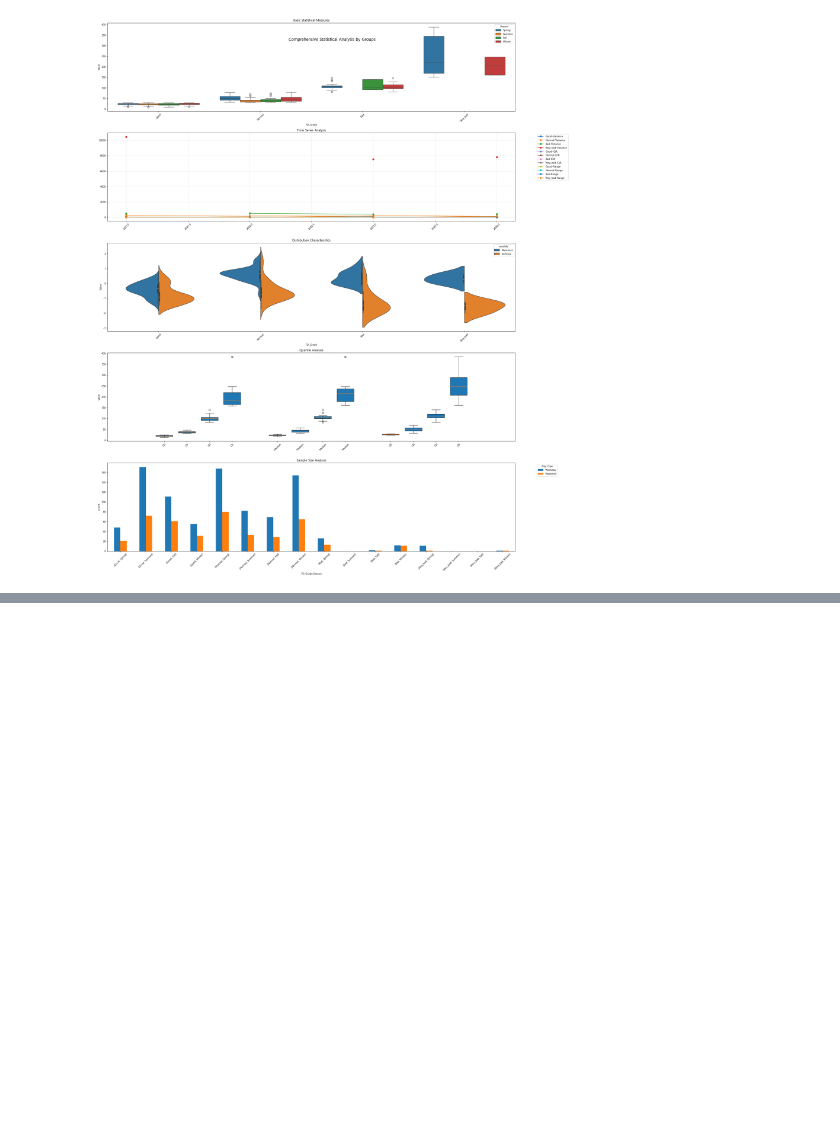
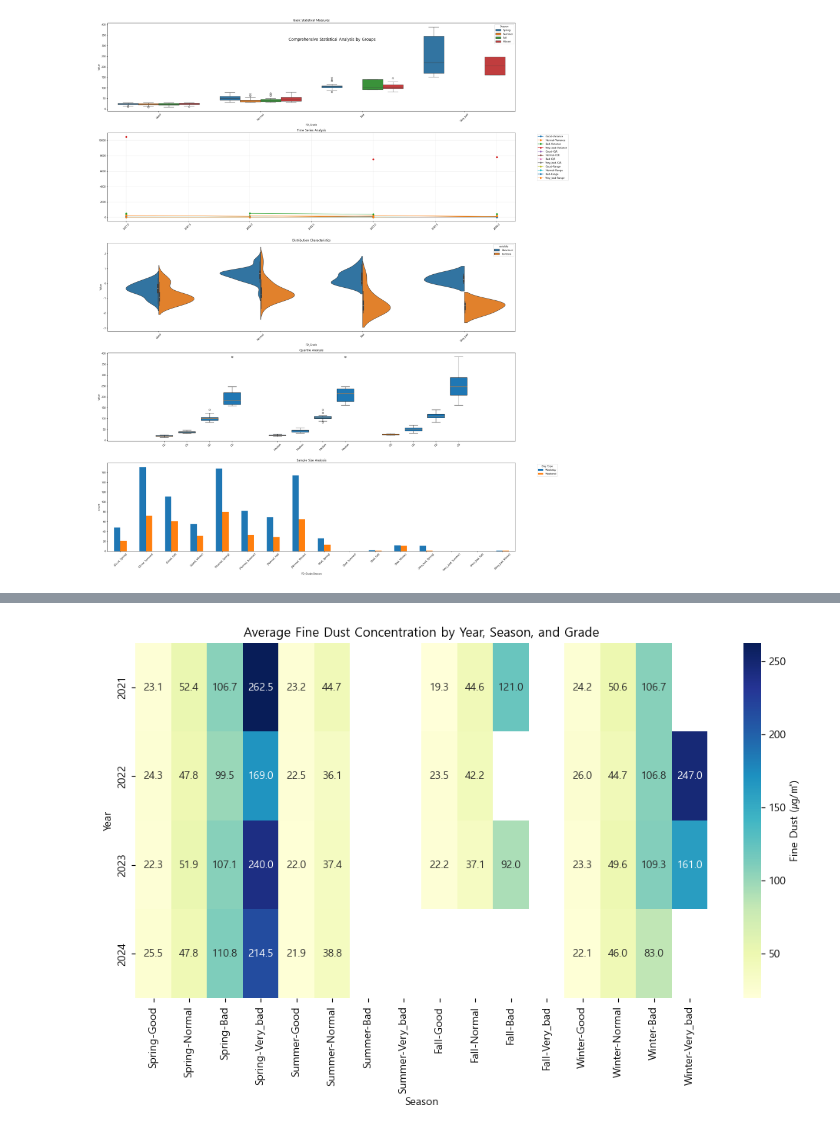
Before and after one commit to mini-project-y/1st_mini_project, a Jupyter notebook: Yuri/p_analysis_FineDust.ipynb, the cells around one changed output, grey strips where cells are left out. Cells and saved outputs as stored; diff of their text form; code cells hidden in the pictures; blank space fills up the shorter version.

```diff
--- a/Yuri/p_analysis_FineDust.ipynb
+++ b/Yuri/p_analysis_FineDust.ipynb
@@ -1089,0 +1129,13 @@ create_comprehensive_plots(quadruple_group_stats_FD4)
+# %%
+# 연도, 계절, 등급별 평균 미세먼지 농도 계산
+year_season_grade_avg = m_df.groupby(['Year', 'Season', 'FD_Grade'])['Fine_dust(㎍/㎥)'].mean().unstack(level=1).unstack(level=1)
+
+# 히트맵 그리기
+plt.figure(figsize=(12, 6))
+sns.heatmap(year_season_grade_avg, annot=True, cmap='YlGnBu', fmt=".1f", cbar_kws={'label': 'Fine Dust (㎍/㎥)'})
+plt.title('Average Fine Dust Concentration by Year, Season, and Grade')
+plt.xlabel('Season')
+plt.ylabel('Year')
+plt.show()
+# %% [output]
+[figure, added]
```
Also changed, not shown: parts of 11 cells of this notebook, 1 other file.
